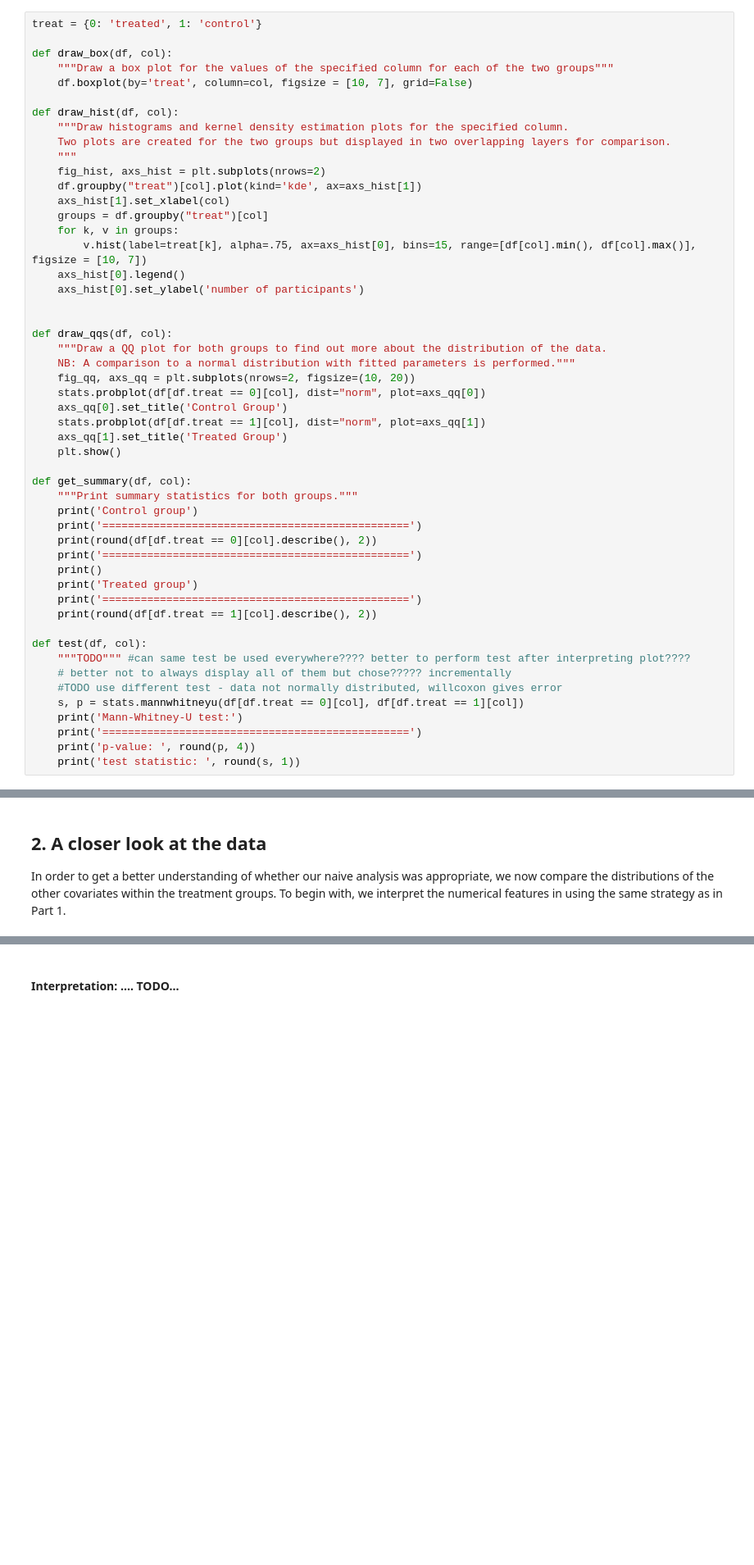
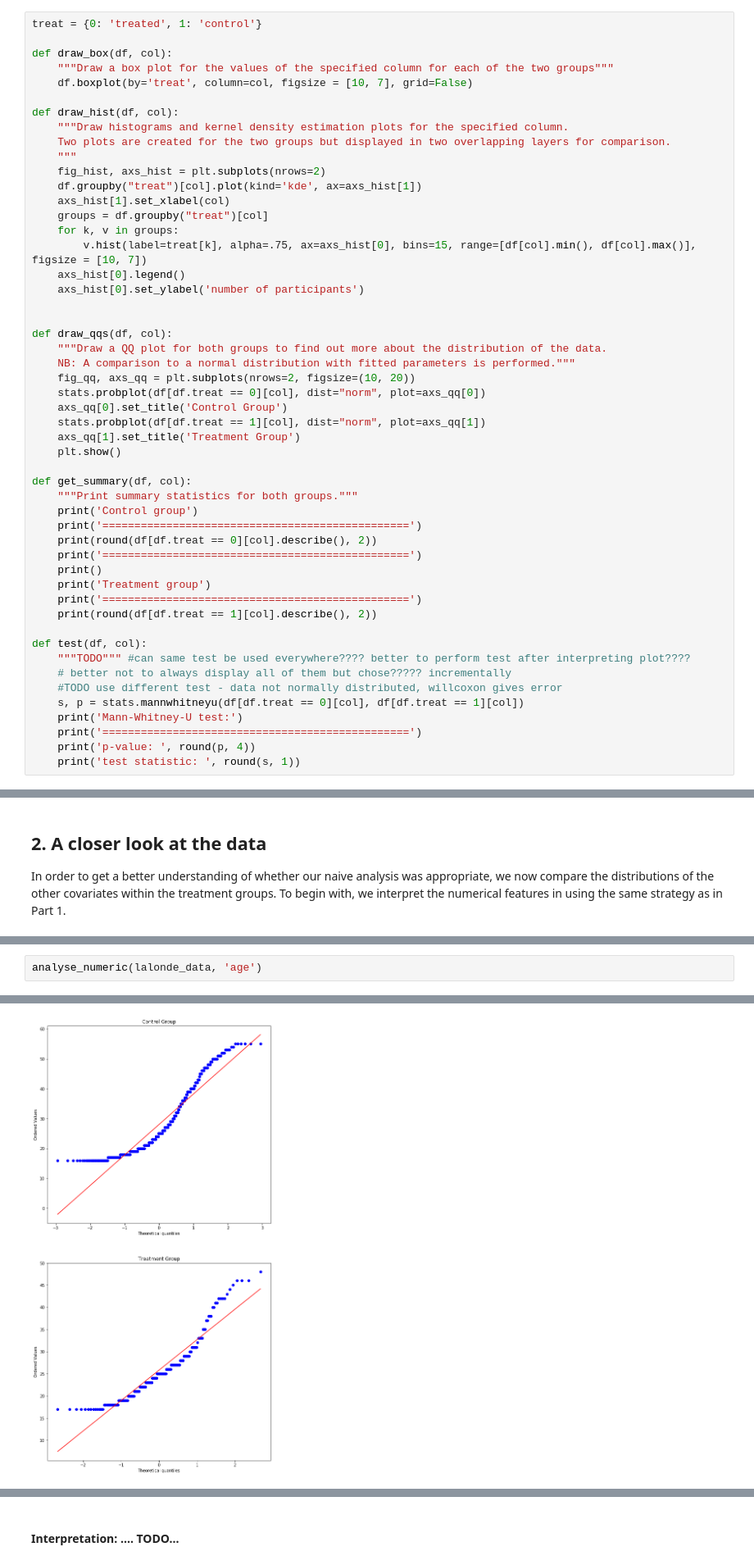
Before and after one commit to puccife/ADAHomeworks, a Jupyter notebook: homework04/homework04_q1.ipynb, the cells around one changed output, grey strips where cells are left out. Shown at 82% size. Saved outputs shown, nothing was run; the diff lists cells and outputs as text; blank space fills up the shorter version.

```diff
--- a/homework04/homework04_q1.ipynb
+++ b/homework04/homework04_q1.ipynb
@@ -84,7 +84,7 @@ def draw_qqs(df, col):
     stats.probplot(df[df.treat == 0][col], dist="norm", plot=axs_qq[0])
     axs_qq[0].set_title('Control Group')
     stats.probplot(df[df.treat == 1][col], dist="norm", plot=axs_qq[1])
-    axs_qq[1].set_title('Treated Group')
+    axs_qq[1].set_title('Treatment Group')
     plt.show()
 
 def get_summary(df, col):
@@ -94,7 +94,7 @@ def get_summary(df, col):
     print(round(df[df.treat == 0][col].describe(), 2))
     print('================================================')
     print()
-    print('Treated group')
+    print('Treatment group')
     print('================================================')
     print(round(df[df.treat == 1][col].describe(), 2))
 
@@ -213,0 +163,3 @@ Name: educ, dtype: float64
+# %%
+analyse_numeric(lalonde_data, 'age')
+# %% [output]
@@ -213,0 +171 @@ Name: educ, dtype: float64
+[figure, added]
```
Also changed, not shown: parts of 17 cells of this notebook.
